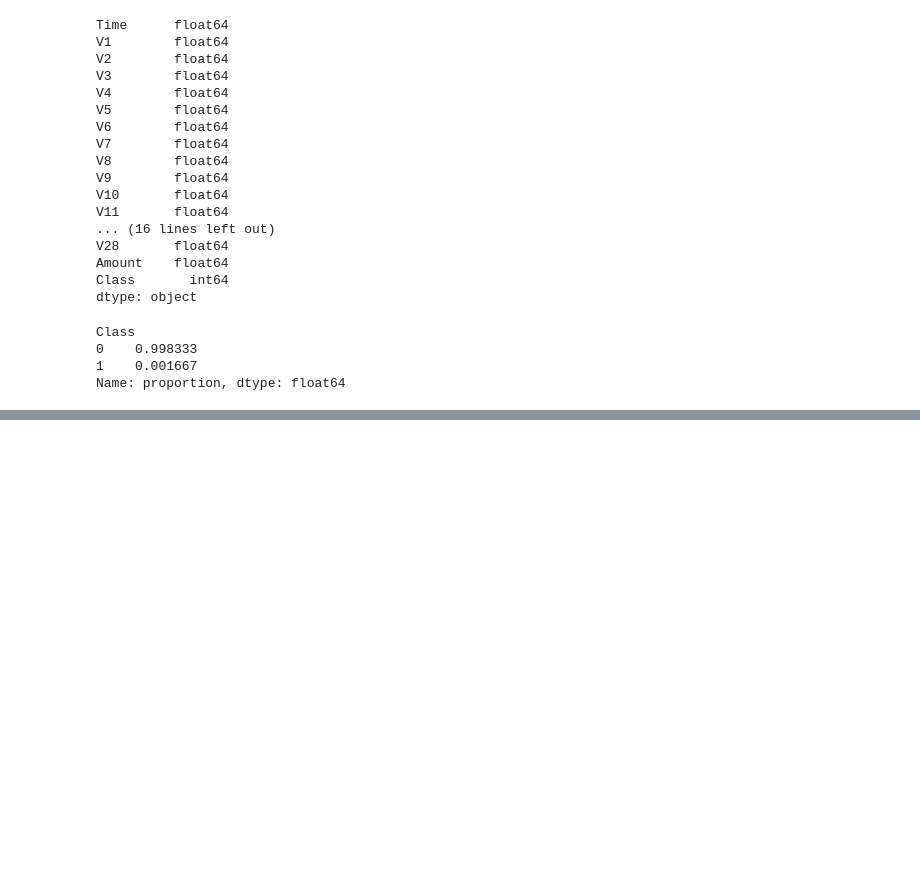
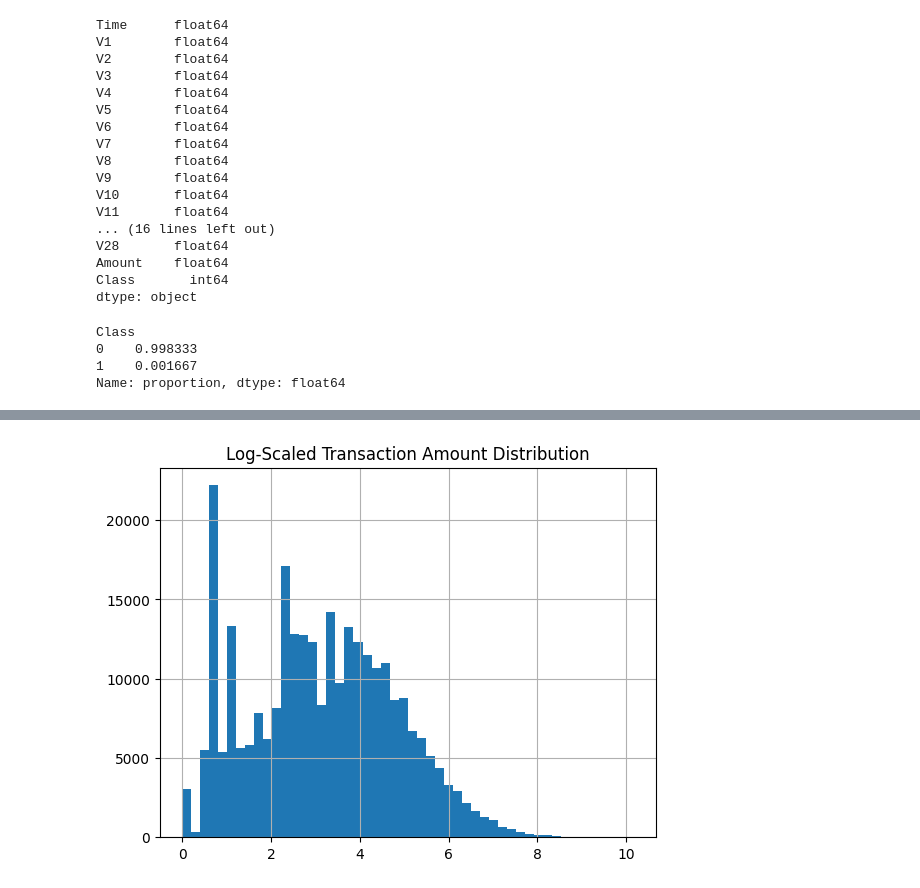
Before and after one commit to Feven777/detection-of-fraud-cases-for-e-commerce-and-bank-transactions, a Jupyter notebook: notebooks/eda-credit-data.ipynb, the cells around one changed output, grey strips where cells are left out. Drawn from its saved outputs; the diff is of its cells as text; code cells hidden in the pictures; blank space fills up the shorter version.

```diff
--- a/notebooks/eda-credit-data.ipynb
+++ b/notebooks/eda-credit-data.ipynb
@@ -71,0 +92,8 @@ Name: proportion, dtype: float64
+# %%
+import numpy as np
+
+np.log1p(credit_df['Amount']).hist(bins=50)
+plt.title("Log-Scaled Transaction Amount Distribution")
+plt.show()
+# %% [output]
+[figure, added]
```
Also changed, not shown: parts of 2 cells of this notebook.
